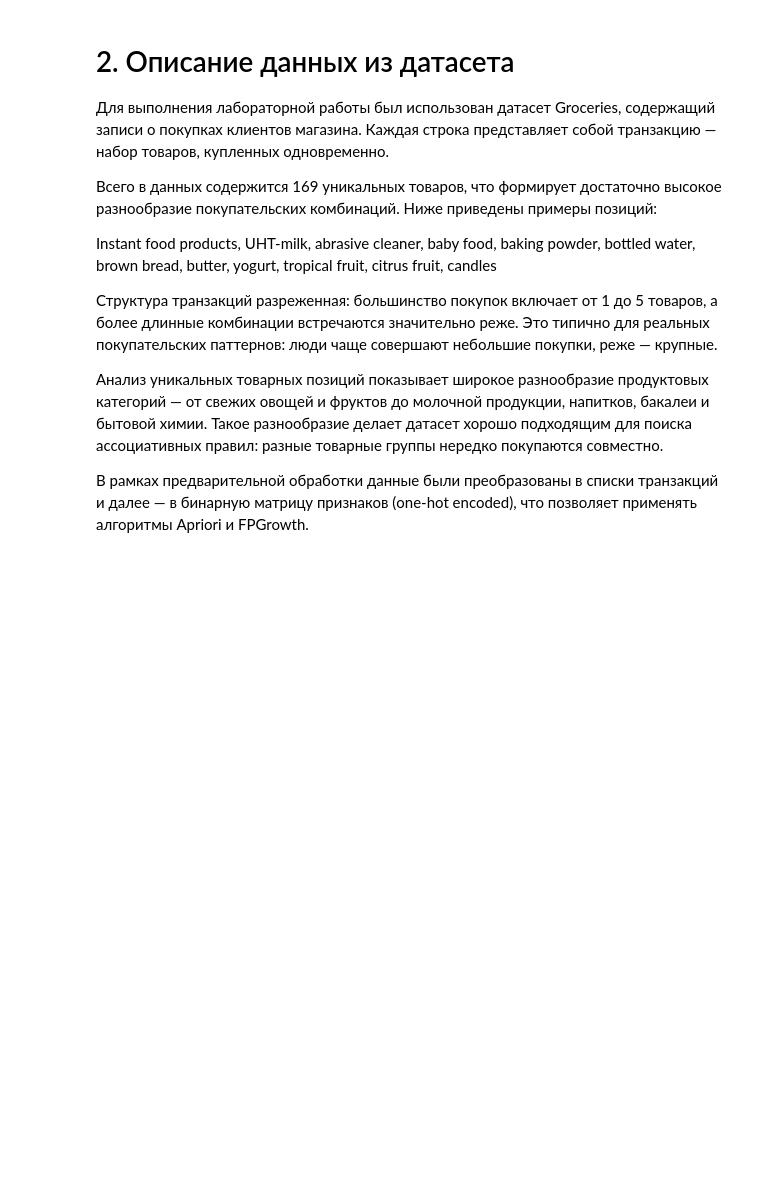
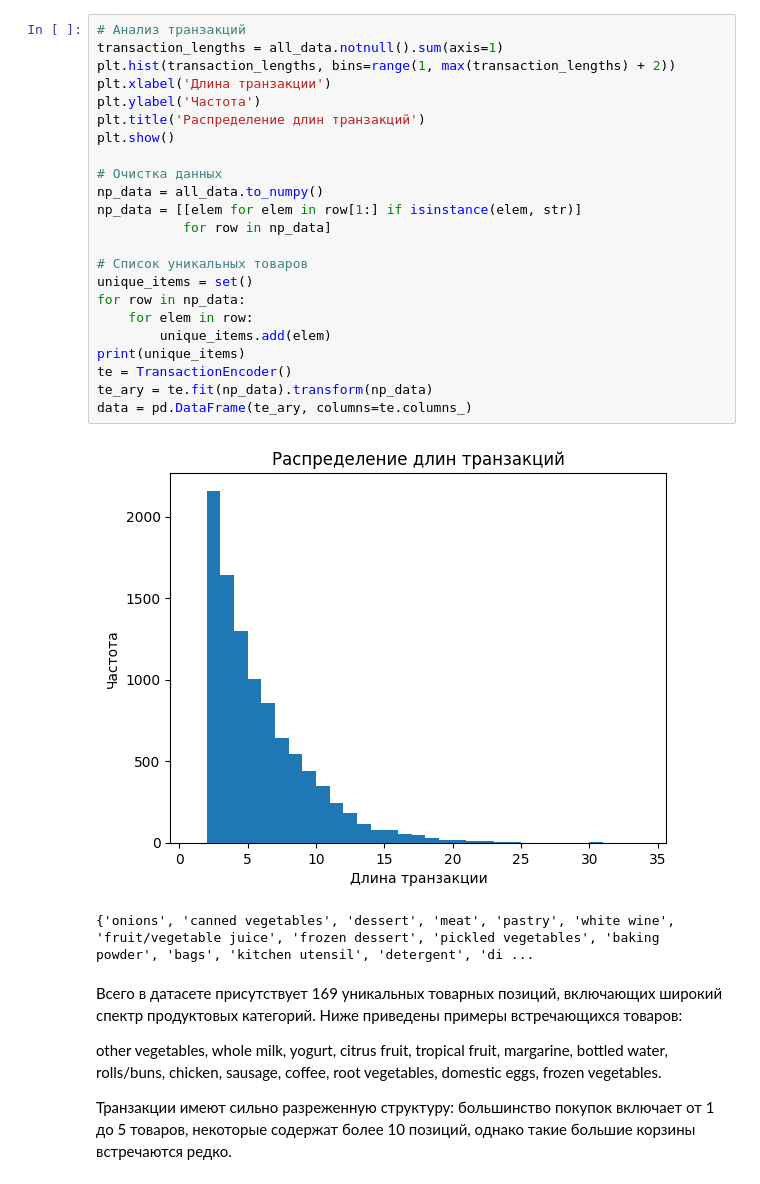
Before and after one commit to Voisew/Laba2, a Jupyter notebook: Laba2.ipynb, the cells around one changed output. Saved outputs shown, nothing was run; the diff lists cells and outputs as text; blank space fills up the shorter version.

```diff
--- a/Laba2.ipynb
+++ b/Laba2.ipynb
@@ -120,17 +56,36 @@ plt.show()
+# %%
+# Анализ транзакций
+transaction_lengths = all_data.notnull().sum(axis=1)
+plt.hist(transaction_lengths, bins=range(1, max(transaction_lengths) + 2))
+plt.xlabel('Длина транзакции')
+plt.ylabel('Частота')
+plt.title('Распределение длин транзакций')
+plt.show()
+
+# Очистка данных
+np_data = all_data.to_numpy()
+np_data = [[elem for elem in row[1:] if isinstance(elem, str)]
+           for row in np_data]
+
+# Список уникальных товаров
+unique_items = set()
+for row in np_data:
+    for elem in row:
+        unique_items.add(elem)
+print(unique_items)
+te = TransactionEncoder()
+te_ary = te.fit(np_data).transform(np_data)
+data = pd.DataFrame(te_ary, columns=te.columns_)
+# %% [output]
+[figure, added]
+{'onions', 'canned vegetables', 'dessert', 'meat', 'pastry', 'white wine', 'fruit/vegetable juice', 'frozen dessert', 'pickled vegetables', 'baking powder', 'bags', 'kitchen utensil', 'detergent', 'di ...
 # %% [markdown]
-# 2. Описание данных из датасета
 
-Для выполнения лабораторной работы был использован датасет Groceries, содержащий записи о покупках клиентов магазина. Каждая строка представляет собой транзакцию — набор товаров, купленных одновременно.
+Всего в датасете присутствует 169 уникальных товарных позиций, включающих широкий спектр продуктовых категорий. Ниже приведены примеры встречающихся товаров:
 
-Всего в данных содержится 169 уникальных товаров, что формирует достаточно высокое разнообразие покупательских комбинаций. Ниже приведены примеры позиций:
+other vegetables, whole milk, yogurt, citrus fruit, tropical fruit, margarine, bottled water, rolls/buns, chicken, sausage, coffee, root vegetables, domestic eggs, frozen vegetables.
 
-Instant food products, UHT-milk, abrasive cleaner, baby food, baking powder, bottled water, brown bread, butter, yogurt, tropical fruit, citrus fruit, candles
-
-Структура транзакций разреженная: большинство покупок включает от 1 до 5 товаров, а более длинные комбинации встречаются значительно реже. Это типично для реальных покупательских паттернов: люди чаще совершают небольшие покупки, реже — крупные.
-
-Анализ уникальных товарных позиций показывает широкое разнообразие продуктовых категорий — от свежих овощей и фруктов до молочной продукции, напитков, бакалеи и бытовой химии. Такое разнообразие делает датасет хорошо подходящим для поиска ассоциативных правил: разные товарные группы нередко покупаются совместно.
-
-В рамках предварительной обработки данные были преобразованы в списки транзакций и далее — в бинарную матрицу признаков (one-hot encoded), что позволяет применять алгоритмы Apriori и FPGrowth.
+Транзакции имеют сильно разреженную структуру: большинство покупок включает от 1 до 5 товаров, некоторые содержат более 10 позиций, однако такие большие корзины встречаются редко.
 # %% [markdown]
 # 3. Алгоритм Apriori
 
```
Also changed, not shown: parts of 12 cells of this notebook.
